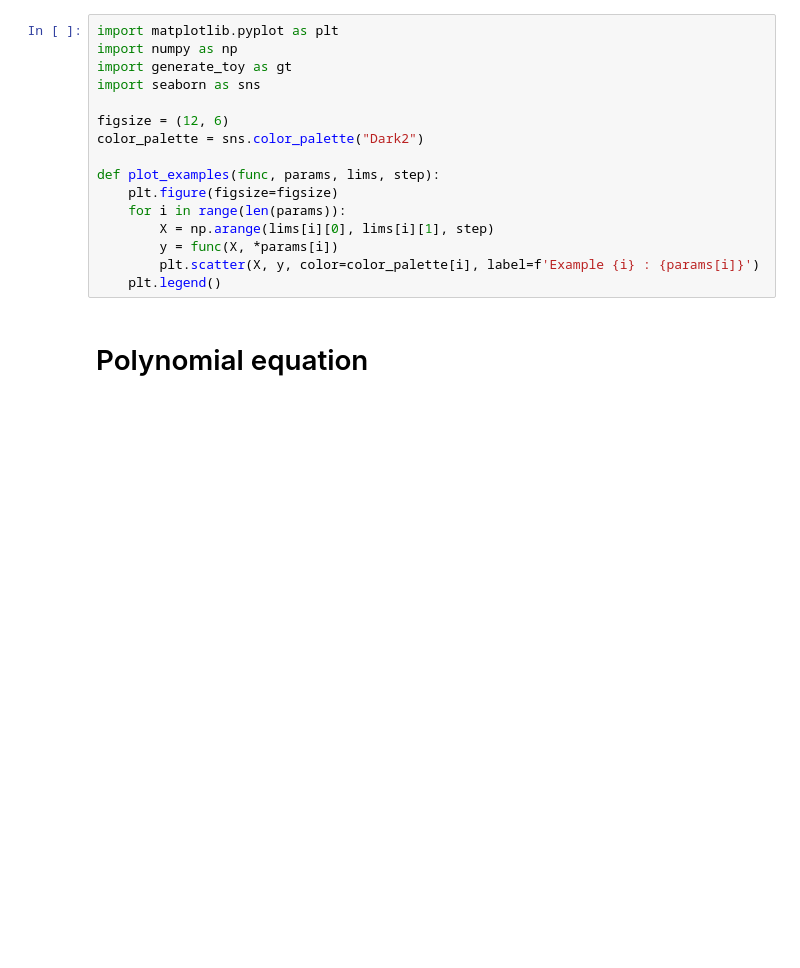
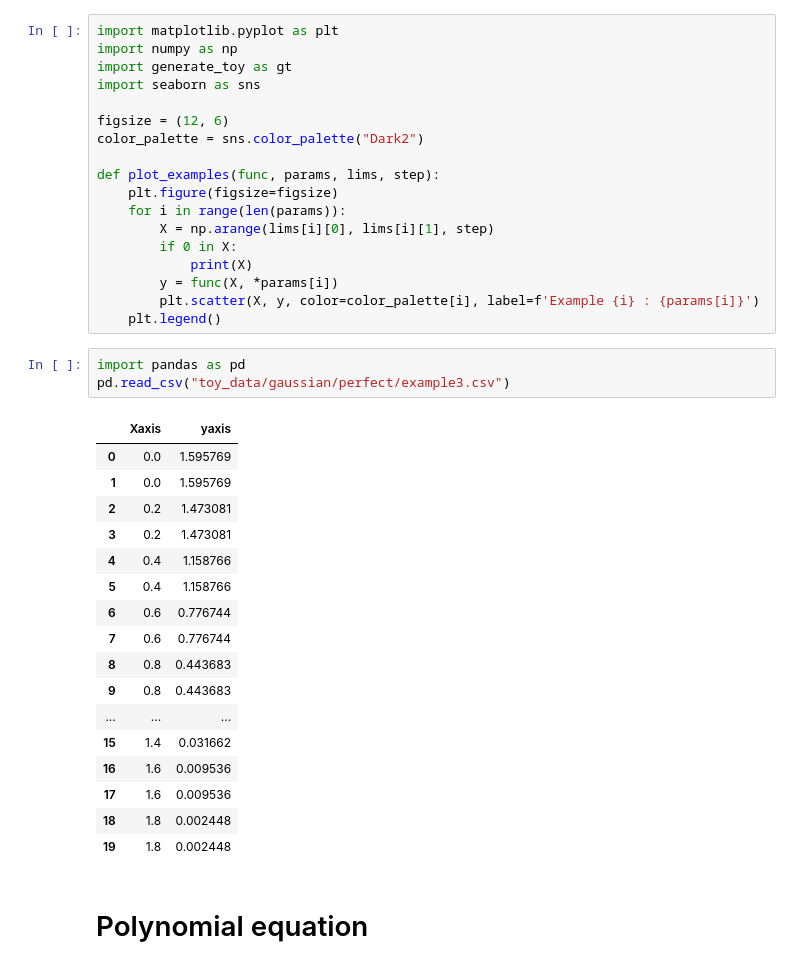
Before and after one commit to erusseil/MvSR-analysis, a Jupyter notebook: example_design.ipynb, the cells around one changed output. Drawn from its saved outputs; the diff is of its cells as text; blank space fills up the shorter version.

```diff
--- a/example_design.ipynb
+++ b/example_design.ipynb
@@ -11,9 +11,32 @@ def plot_examples(func, params, lims, step):
     plt.figure(figsize=figsize)
     for i in range(len(params)):
         X = np.arange(lims[i][0], lims[i][1], step)
+        if 0 in X:
+            print(X)
         y = func(X, *params[i])
         plt.scatter(X, y, color=color_palette[i], label=f'Example {i} : {params[i]}')
     plt.legend()
+# %%
+import pandas as pd
+pd.read_csv("toy_data/gaussian/perfect/example3.csv")
+# %% [output]
+|  | Xaxis | yaxis |
+| 0 | 0.0 | 1.595769 |
+| 1 | 0.0 | 1.595769 |
+| 2 | 0.2 | 1.473081 |
+| 3 | 0.2 | 1.473081 |
+| 4 | 0.4 | 1.158766 |
+| 5 | 0.4 | 1.158766 |
+| 6 | 0.6 | 0.776744 |
+| 7 | 0.6 | 0.776744 |
+| 8 | 0.8 | 0.443683 |
+| 9 | 0.8 | 0.443683 |
+| ... | ... | ... |
+| 15 | 1.4 | 0.031662 |
+| 16 | 1.6 | 0.009536 |
+| 17 | 1.6 | 0.009536 |
+| 18 | 1.8 | 0.002448 |
+| 19 | 1.8 | 0.002448 |
 # %% [markdown]
 # Polynomial equation
 # %%
```
Also changed, not shown: parts of 3 cells of this notebook, 1 other file.
